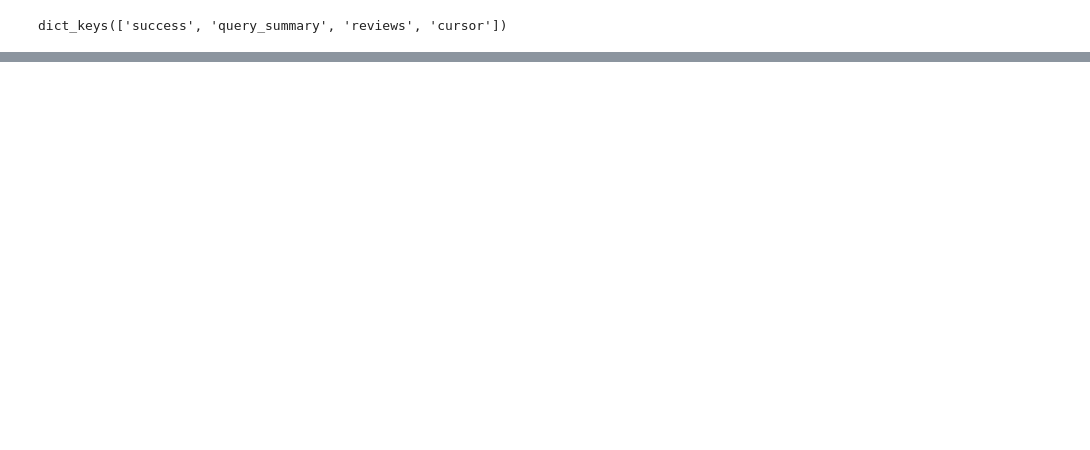
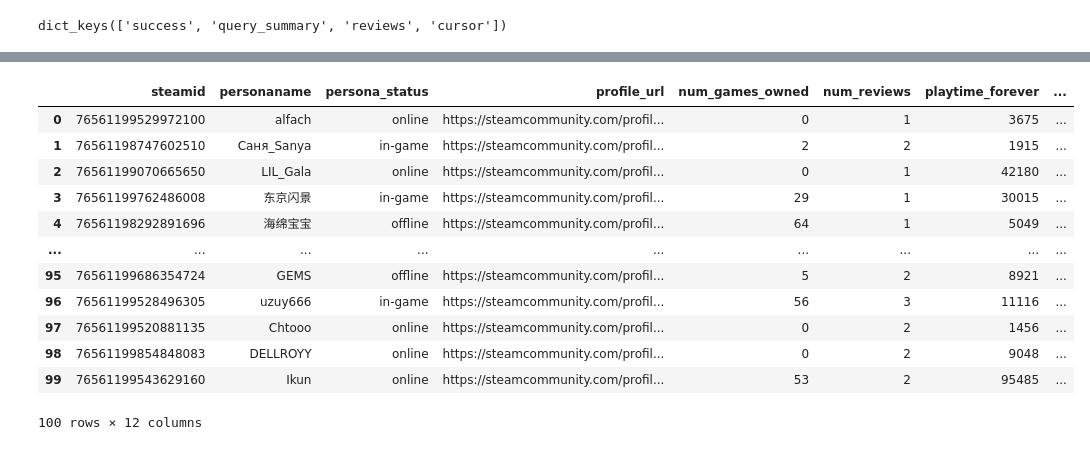
Before and after one commit to EvgenyShn/steam_api_test, a Jupyter notebook: api_Valve_test.ipynb, the cells around one changed output, grey strips where cells are left out. Drawn from its saved outputs; the diff is of its cells as text; code cells hidden in the pictures; blank space fills up the shorter version.

```diff
--- a/api_Valve_test.ipynb
+++ b/api_Valve_test.ipynb
@@ -67 +568,17 @@ DateParseError: year 1345568400 is out of range: 1345568400
+# %%
+author_df
+# %% [output]
+|  | steamid | personaname | persona_status | profile_url | num_games_owned | num_reviews | playtime_forever | ... |
+| 0 | 76561199529972100 | alfach | online | https://steamcommunity.com/profil... | 0 | 1 | 3675 | ... |
+| 1 | 76561198747602510 | Саня_Sanya | in-game | https://steamcommunity.com/profil... | 2 | 2 | 1915 | ... |
+| 2 | 76561199070665650 | LIL_Gala | online | https://steamcommunity.com/profil... | 0 | 1 | 42180 | ... |
+| 3 | 76561199762486008 | 东京闪景 | in-game | https://steamcommunity.com/profil... | 29 | 1 | 30015 | ... |
+| 4 | 76561198292891696 | 海绵宝宝 | offline | https://steamcommunity.com/profil... | 64 | 1 | 5049 | ... |
+| ... | ... | ... | ... | ... | ... | ... | ... | ... |
+| 95 | 76561199686354724 | GEMS | offline | https://steamcommunity.com/profil... | 5 | 2 | 8921 | ... |
+| 96 | 76561199528496305 | uzuy666 | in-game | https://steamcommunity.com/profil... | 56 | 3 | 11116 | ... |
+| 97 | 76561199520881135 | Chtooo | online | https://steamcommunity.com/profil... | 0 | 2 | 1456 | ... |
+| 98 | 76561199854848083 | DELLROYY | online | https://steamcommunity.com/profil... | 0 | 2 | 9048 | ... |
+| 99 | 76561199543629160 | Ikun | online | https://steamcommunity.com/profil... | 53 | 2 | 95485 | ... |
+100 rows × 12 columns
 # %%
```
Also changed, not shown: parts of 25 cells of this notebook, 3 other files.
